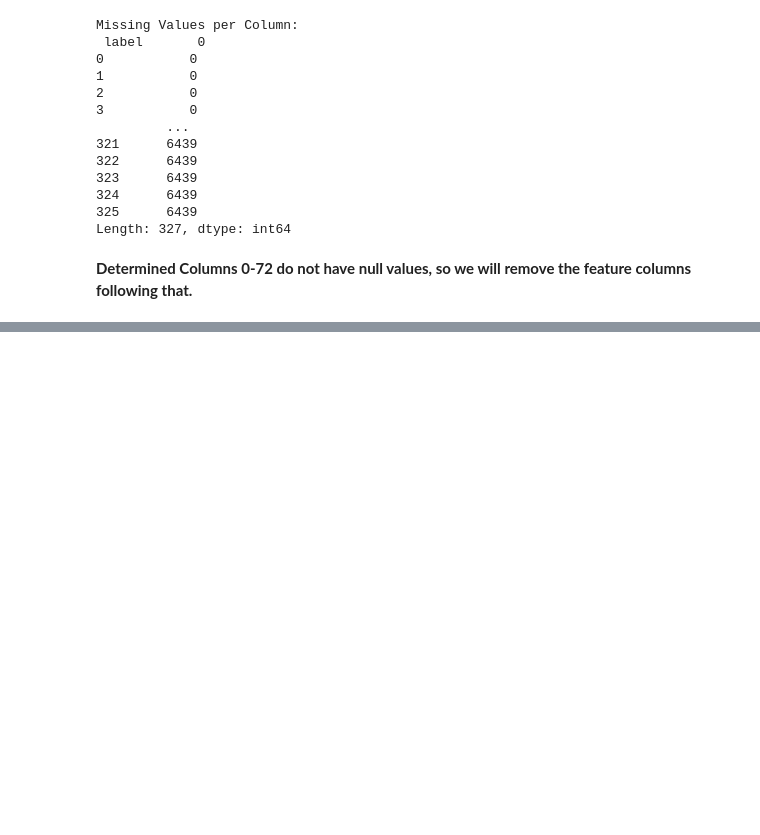
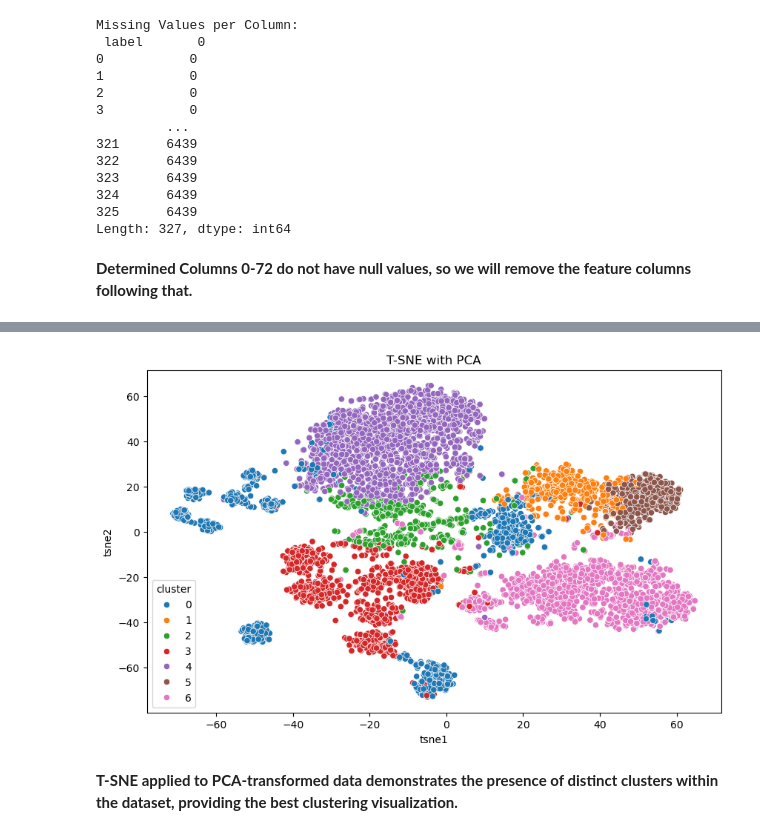
Before and after one commit to Amehroke/Emotion-Recognition, a Jupyter notebook: notebooks/EDA.ipynb, the cells around one changed output, grey strips where cells are left out. Cells and saved outputs as stored; diff of their text form; code cells hidden in the pictures; blank space fills up the shorter version.

```diff
--- a/notebooks/EDA.ipynb
+++ b/notebooks/EDA.ipynb
@@ -323,0 +390,19 @@ df_filtered.to_csv('cleaned_features.csv', index=False)
+# %%
+# K-Means Clustering
+kmeans = KMeans(n_clusters=len(data['label'].unique()))
+data['cluster'] = kmeans.fit_predict(PCA_features)
+
+tsne = TSNE(n_components=2, perplexity=30, random_state=42)
+tsne_features = tsne.fit_transform(PCA_features)
+data['tsne1'] = tsne_features[:, 0]
+data['tsne2'] = tsne_features[:, 1]
+
+
+plt.figure(figsize=(10, 6))
+sns.scatterplot(data=data, x='tsne1', y='tsne2', hue='cluster', palette='tab10')
+plt.title("T-SNE with PCA")
+plt.show()
+# %% [output]
+[figure, added]
+# %% [markdown]
+**T-SNE applied to PCA-transformed data demonstrates the presence of distinct clusters within the dataset, providing the best clustering visualization.**
```
Also changed, not shown: parts of 9 cells of this notebook, 3 other files.
